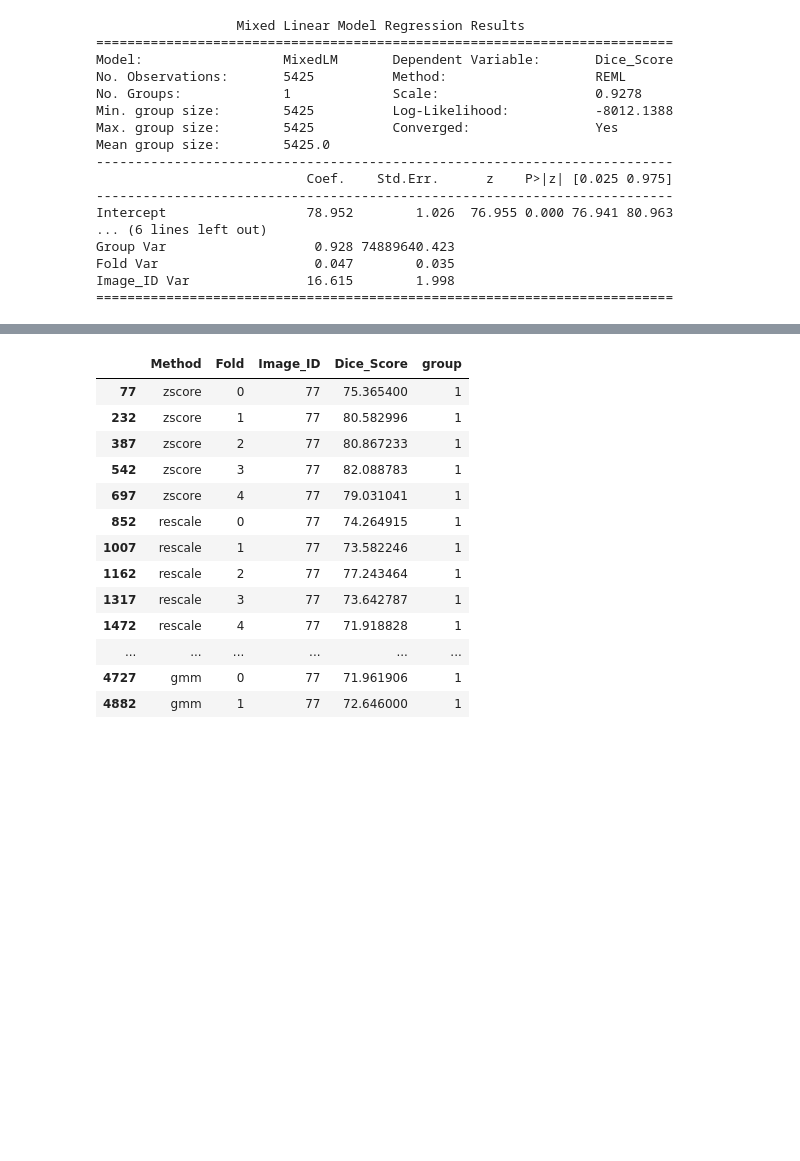
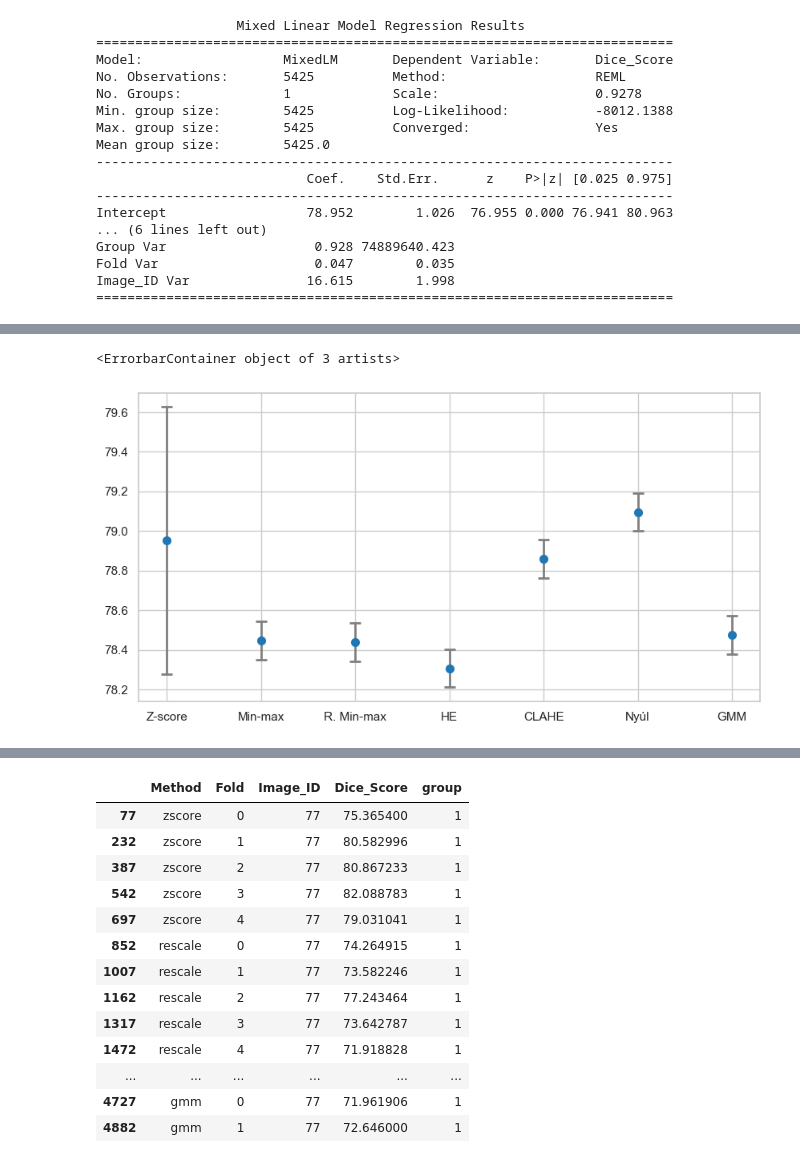
Before and after one commit to oliverjm1/mri_normalisation, a Jupyter notebook: results/fold_results.ipynb, the cells around one changed output, grey strips where cells are left out. Drawn from its saved outputs; the diff is of its cells as text; code cells hidden in the pictures; blank space fills up the shorter version.

```diff
--- a/results/fold_results.ipynb
+++ b/results/fold_results.ipynb
@@ -691,0 +694,3 @@ Image_ID Var               16.615        1.998
+# %%
+# read in ext_DSC_confint.csv
+ext_dsc_confint = pd.read_csv('ext_DSC_confint.csv')
@@ -691,0 +716,14 @@ Image_ID Var               16.615        1.998
+# %%
+terms = ['Z-score', 'CLAHE', 'GMM', 'R. Min-max', 'HE', 'Nyúl', 'Min-max']
+# set Term column to these terms
+ext_dsc_confint.loc[:, 'Term'] = terms
+# %%
+# add Z-score Estimate to all values after first row
+zscore_estimate = ext_dsc_confint.loc[ext_dsc_confint['Term'] == 'Z-score', 'Estimate'].values[0]
+ext_dsc_confint.loc[1:, 'Estimate'] += zscore_estimate
+ext_dsc_confint.loc[1:, '2.5 %'] += zscore_estimate
+ext_dsc_confint.loc[1:, '97.5 %'] += zscore_estimate
+
+# Compute error bars
+ext_dsc_confint['yerr_lower'] = ext_dsc_confint['Estimate'] - ext_dsc_confint['2.5 %']
+ext_dsc_confint['yerr_upper'] = ext_dsc_confint['97.5 %'] - ext_dsc_confint['Estimate']
@@ -691,0 +752,31 @@ Image_ID Var               16.615        1.998
+# %%
+# reorder rows to match this order
+method_order = [
+    "Z-score",
+    "Min-max",
+    "R. Min-max",
+    "HE",
+    "CLAHE",
+    "Nyúl",
+    "GMM"
+]
+ext_dsc_confint = ext_dsc_confint.set_index('Term').reindex(method_order).reset_index()
+# %%
+# Plot using asymmetric error bars
+# add seaborn style
+sns.set(style="whitegrid")
+plt.figure(figsize=(10, 5))
+plt.errorbar(
+    x=ext_dsc_confint['Term'],
+    y=ext_dsc_confint['Estimate'],
+    yerr=[ext_dsc_confint['yerr_lower'], ext_dsc_confint['yerr_upper']],
+    fmt='o',
+    capsize=5,
+    color='tab:blue',
+    ecolor='gray',
+    elinewidth=2,
+    markeredgewidth=2
+)
+# %% [output]
+<ErrorbarContainer object of 3 artists>
+[figure, added]
```
Also changed, not shown: parts of 9 cells of this notebook, 1 other file.
